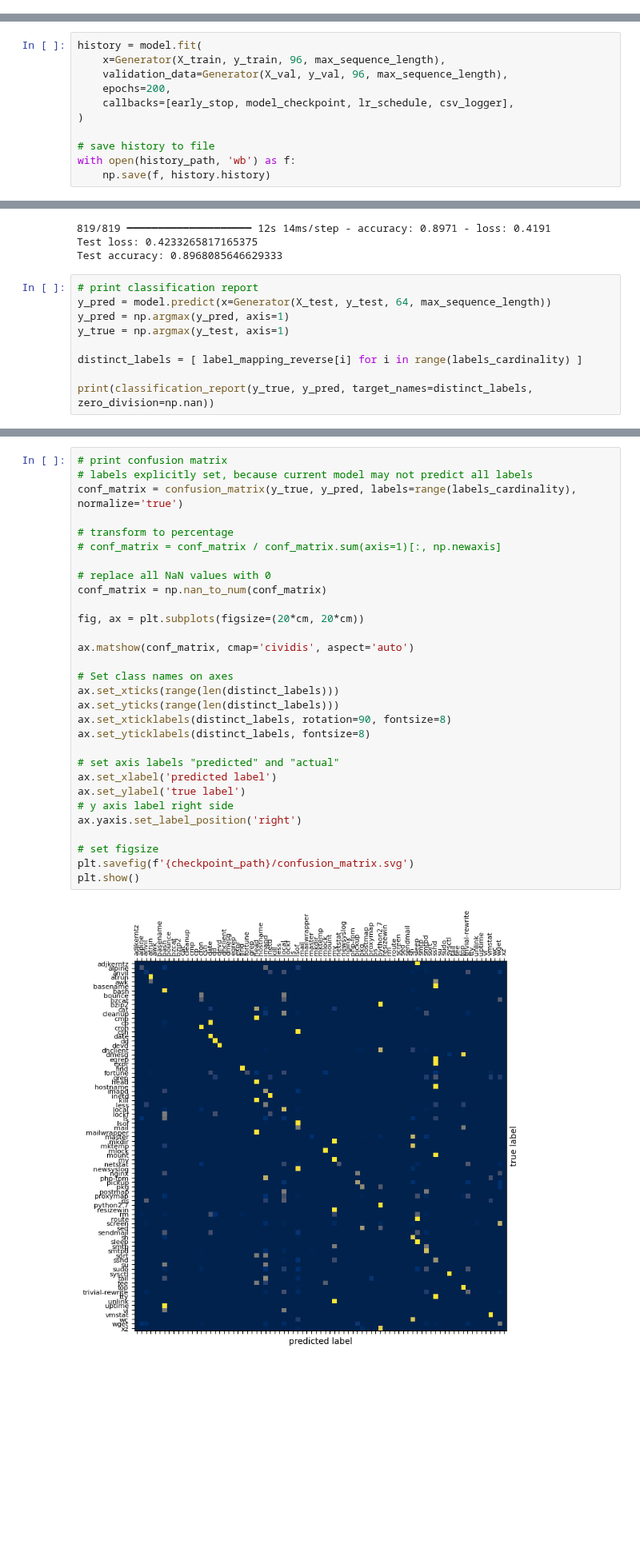
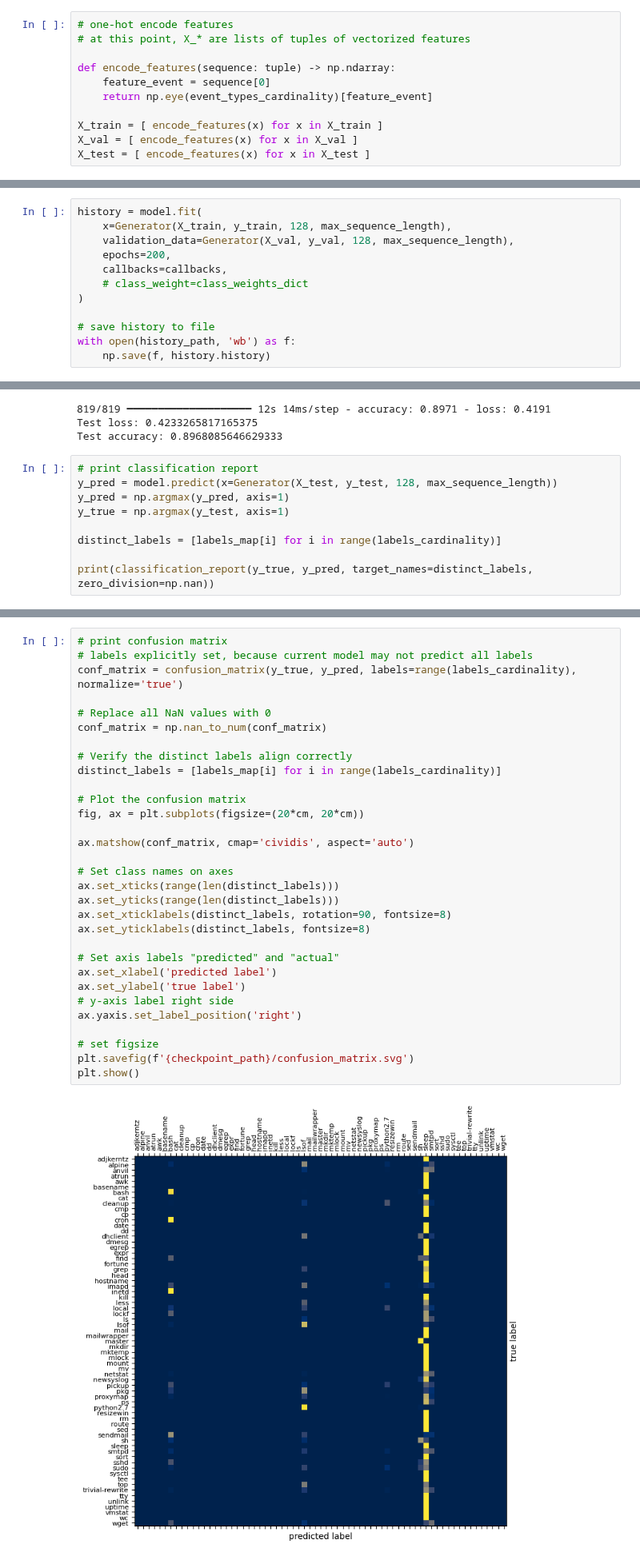
Before and after one commit to JannikRosendahl/bachelor_thesis_models, a Jupyter notebook: rnn.ipynb, the cells around one changed output, grey strips where cells are left out. Shown at 80% size. Saved outputs shown, nothing was run; the diff lists cells and outputs as text; blank space fills up the shorter version.

```diff
--- a/rnn.ipynb
+++ b/rnn.ipynb
@@ -35,0 +313,11 @@ if not os.path.exists(checkpoint_path):
+# %%
+# one-hot encode features
+# at this point, X_* are lists of tuples of vectorized features
+
+def encode_features(sequence: tuple) -> np.ndarray:
+    feature_event = sequence[0]
+    return np.eye(event_types_cardinality)[feature_event]
+
+X_train = [ encode_features(x) for x in X_train ]
+X_val = [ encode_features(x) for x in X_val ]
+X_test = [ encode_features(x) for x in X_test ]
@@ -428,10 +453,11 @@ train model
 model = load_model(model_path)
 # %%
 history = model.fit(
-    x=Generator(X_train, y_train, 96, max_sequence_length),
-    validation_data=Generator(X_val, y_val, 96, max_sequence_length),
+    x=Generator(X_train, y_train, 128, max_sequence_length),
+    validation_data=Generator(X_val, y_val, 128, max_sequence_length),
     epochs=200,
-    callbacks=[early_stop, model_checkpoint, lr_schedule, csv_logger],
+    callbacks=callbacks,
+    # class_weight=class_weights_dict
 )
 
 # save history to file
@@ -473,11 +520,11 @@ Test loss: 0.4233265817165375
 Test accuracy: 0.8968085646629333
 # %%
 # print classification report
-y_pred = model.predict(x=Generator(X_test, y_test, 64, max_sequence_length))
+y_pred = model.predict(x=Generator(X_test, y_test, 128, max_sequence_length))
 y_pred = np.argmax(y_pred, axis=1)
 y_true = np.argmax(y_test, axis=1)
 
-distinct_labels = [ label_mapping_reverse[i] for i in range(labels_cardinality) ]
+distinct_labels = [labels_map[i] for i in range(labels_cardinality)]
 
 print(classification_report(y_true, y_pred, target_names=distinct_labels, zero_division=np.nan))
 # %% [output]
@@ -501,32 +565,33 @@ print(classification_report(y_true, y_pred, target_names=distinct_labels, zero_d
 # %%
 # print confusion matrix
 # labels explicitly set, because current model may not predict all labels
 conf_matrix = confusion_matrix(y_true, y_pred, labels=range(labels_cardinality), normalize='true')
 
-# transform to percentage
-# conf_matrix = conf_matrix / conf_matrix.sum(axis=1)[:, np.newaxis]
-
-# replace all NaN values with 0
+# Replace all NaN values with 0
 conf_matrix = np.nan_to_num(conf_matrix)
 
+# Verify the distinct labels align correctly
+distinct_labels = [labels_map[i] for i in range(labels_cardinality)]
+
+# Plot the confusion matrix
 fig, ax = plt.subplots(figsize=(20*cm, 20*cm))
 
 ax.matshow(conf_matrix, cmap='cividis', aspect='auto')
 
 # Set class names on axes
 ax.set_xticks(range(len(distinct_labels)))
 ax.set_yticks(range(len(distinct_labels)))
 ax.set_xticklabels(distinct_labels, rotation=90, fontsize=8)
 ax.set_yticklabels(distinct_labels, fontsize=8)
 
-# set axis labels "predicted" and "actual"
+# Set axis labels "predicted" and "actual"
 ax.set_xlabel('predicted label')
 ax.set_ylabel('true label')
-# y axis label right side
+# y-axis label right side
 ax.yaxis.set_label_position('right')
 
 # set figsize
 plt.savefig(f'{checkpoint_path}/confusion_matrix.svg')
 plt.show()
 # %% [output]
-[figure, old version]
+[figure, new version]
```
Also changed, not shown: parts of 27 cells of this notebook, 7 other files.
